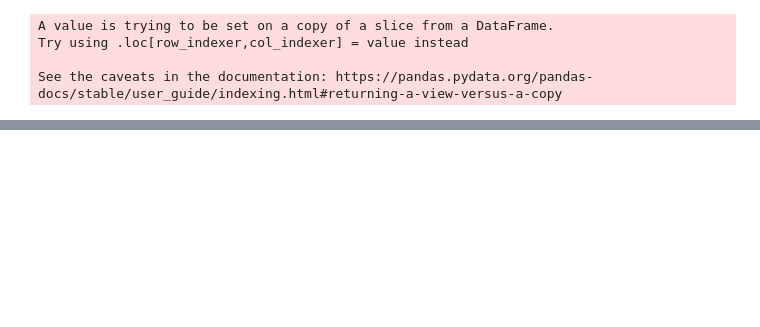
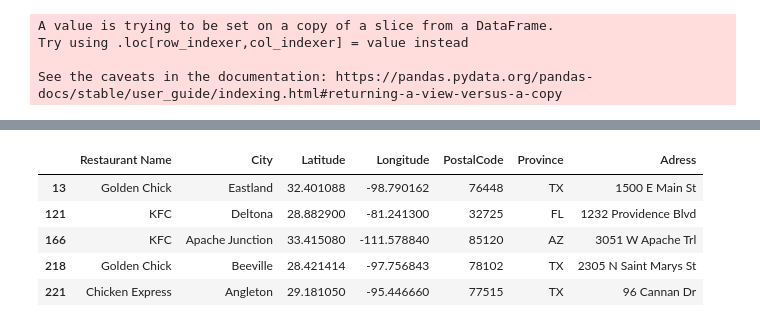
Before and after one commit to msgibson623/Fast-Food-Restaurants-Across-US, a Jupyter notebook: Project 1 question-HF.ipynb, the cells around one changed output, grey strips where cells are left out. Cells and saved outputs as stored; diff of their text form; code cells hidden in the pictures; blank space fills up the shorter version.

```diff
--- a/Project 1 question-HF.ipynb
+++ b/Project 1 question-HF.ipynb
@@ -49,3 +74,25 @@ My Daddy's Pizza & Grille                             1
 Name: name, dtype: int64
 # %%
-cleantwo =cleanone[cleanone['name'].isin(["Chick-fil-A","KFC","Wingstop","Raising Cane's","Popeyes","Chicken Express","Krispy Krunchy Chicken","Pollo Tropical","Bojangles","Golden Chick"])]
+cleantwo =cleanone[cleanone['name'].isin(["Chick-fil-A","KFC","Wingstop","Raising Cane's",\
+                                          "Popeyes","Chicken Express","Krispy Krunchy Chicken",\
+                                          "Pollo Tropical","Bojangles","Golden Chick"])]
+
+cleantwo = cleantwo[["name","city","latitude","longitude","postalCode", "province", "address"]]
+
+column_food_data = {'name': 'Restaurant Name', "city": "City", "latitude":"Latitude", "longitude":"Longitude",\
+             "postalCode": "PostalCode", "province": "Province", "address": "Adress"
+        }
+
+
+
+cleantwo.rename(columns=column_food_data,
+          inplace=True)
+
+cleantwo.head()
+# %% [output]
+|  | Restaurant Name | City | Latitude | Longitude | PostalCode | Province | Adress |
+| 13 | Golden Chick | Eastland | 32.401088 | -98.790162 | 76448 | TX | 1500 E Main St |
+| 121 | KFC | Deltona | 28.882900 | -81.241300 | 32725 | FL | 1232 Providence Blvd |
+| 166 | KFC | Apache Junction | 33.415080 | -111.578840 | 85120 | AZ | 3051 W Apache Trl |
+| 218 | Golden Chick | Beeville | 28.421414 | -97.756843 | 78102 | TX | 2305 N Saint Marys St |
+| 221 | Chicken Express | Angleton | 29.181050 | -95.446660 | 77515 | TX | 96 Cannan Dr |
```
Also changed, not shown: parts of 12 cells of this notebook, 1 other file.
